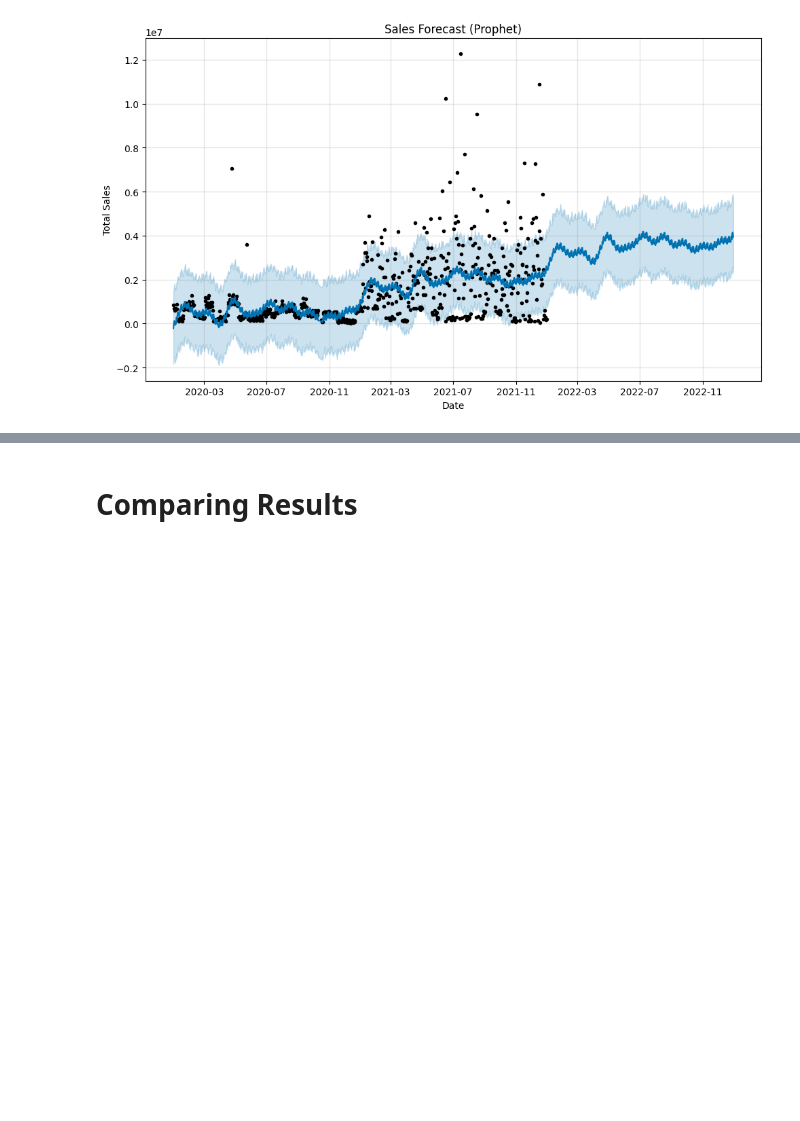
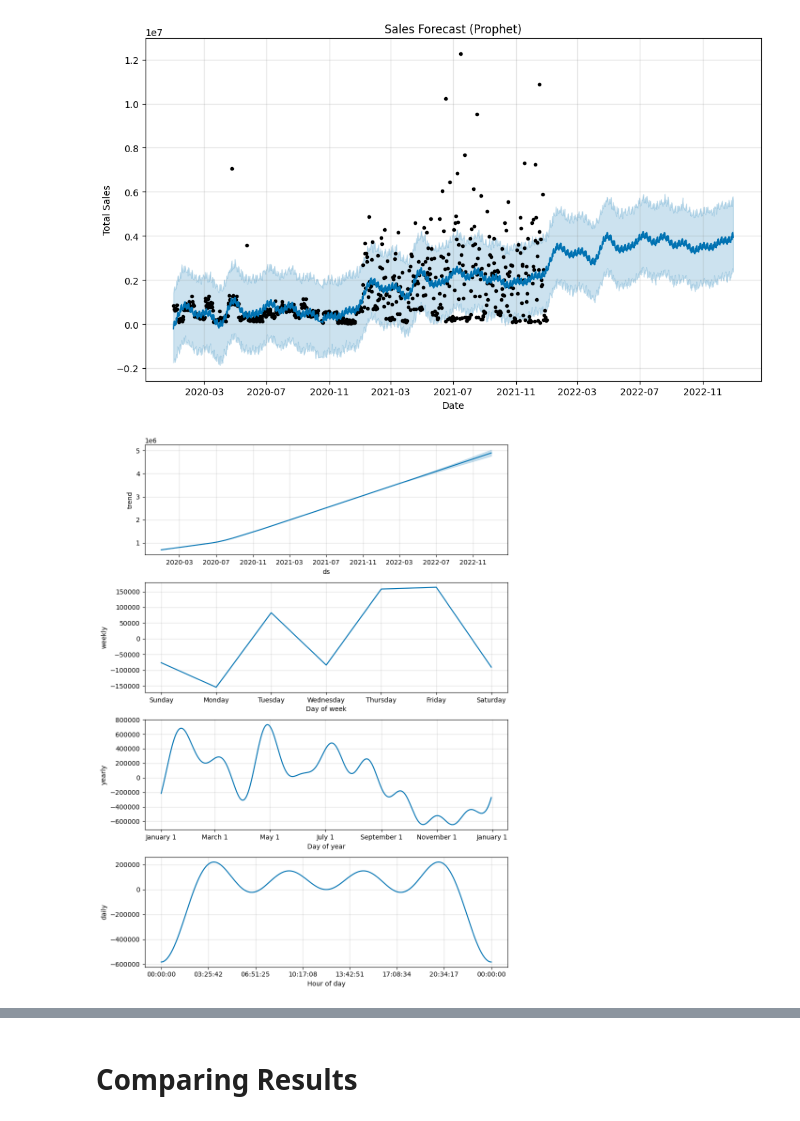
Before and after one commit to youssef-113/BrainWave-Matrix-Solution-intern, a Jupyter notebook: Forcasting-AdidasSales.ipynb, the cells around one changed output, grey strips where cells are left out. Drawn from its saved outputs; the diff is of its cells as text; code cells hidden in the pictures; blank space fills up the shorter version.

```diff
--- a/Analysis-DataSet.ipynb
+++ b/Forcasting-AdidasSales.ipynb
@@ -1414,3 +1424,9 @@ plt.savefig('sales_forecast.png')
 plt.show()
 # %% [output]
 [figure]
+# %%
+fig2 = prophet_model.plot_components(forecast)
+plt.savefig( './Images')
+plt.show()
+# %% [output]
+[figure, added]
```
Also changed, not shown: parts of 40 cells of this notebook, 22 other files.
